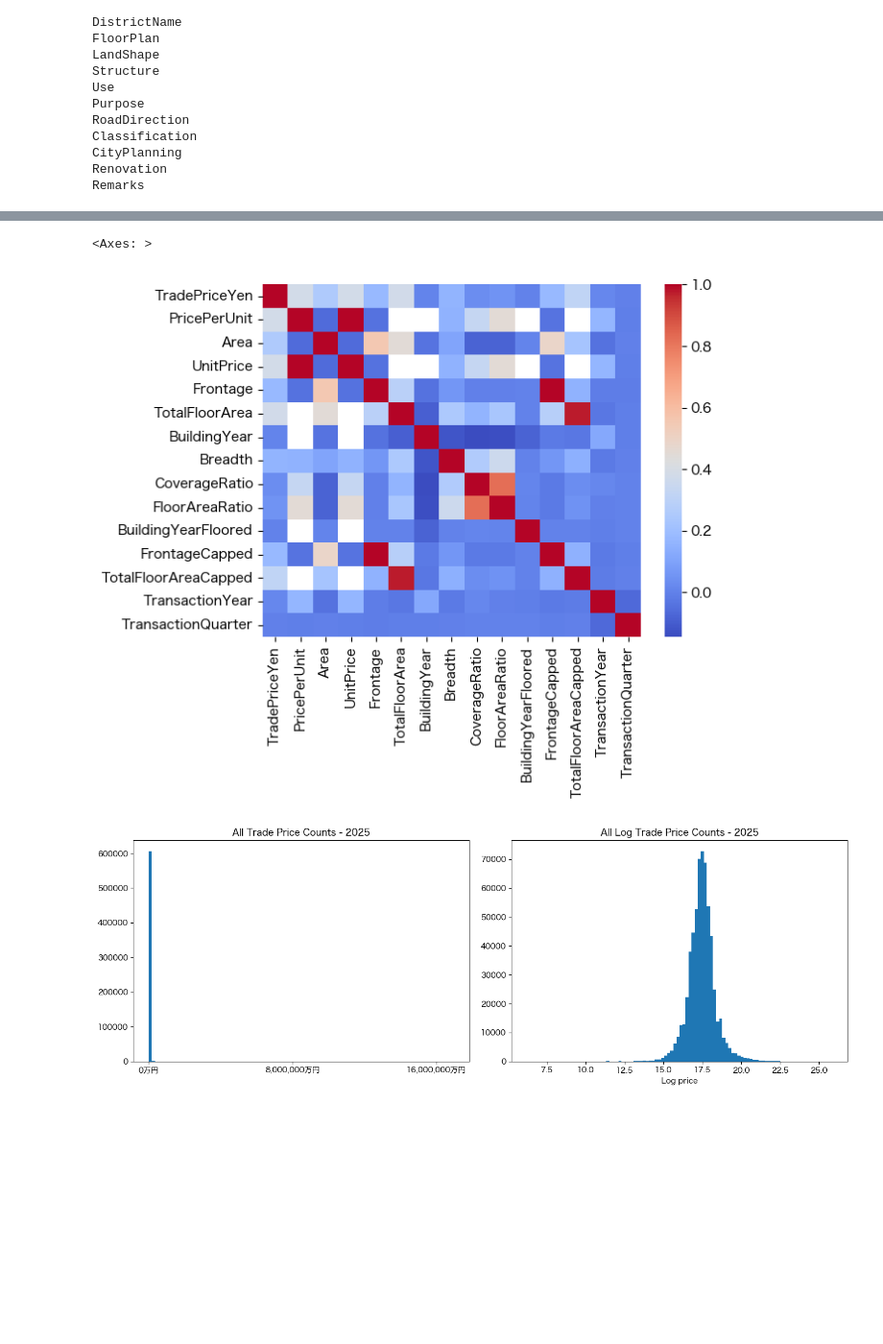
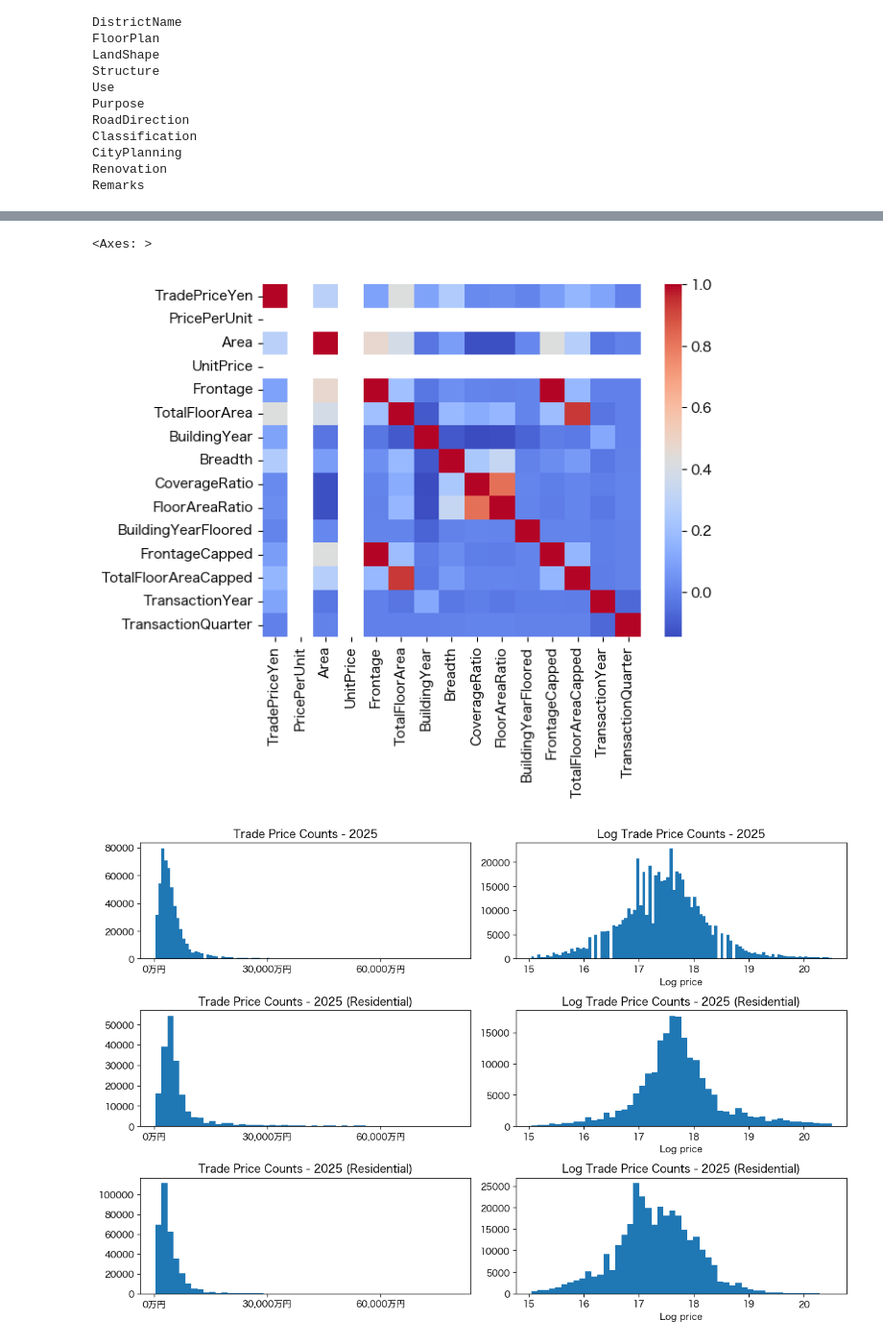
Before and after one commit to pablosumi/tokyo-real-estate-smart-advisor, a Jupyter notebook: notebooks/EDA.ipynb, the cells around one changed output, grey strips where cells are left out. Shown at 96% size. Cells and saved outputs as stored; diff of their text form; code cells hidden in the pictures; blank space fills up the shorter version.

Commit message:
clipped outliers, merged histograms into subplots

```diff
--- a/notebooks/EDA.ipynb
+++ b/notebooks/EDA.ipynb
@@ -15,0 +44,9 @@ data = pd.read_excel('../data/tokyo-clean.xlsx')
+# %%
+# Quantile cutoffs
+lower_q = 0.005
+upper_q = 0.995
+
+low, high = data['TradePriceYen'].quantile([lower_q, upper_q])
+
+data = data[(data['TradePriceYen'] >= low) & (data['TradePriceYen'] <= high)].copy()
+data.reset_index(drop=True, inplace=True)
@@ -198,7 +238,7 @@ data.corr(numeric_only=True)
 sns.heatmap(data.corr(numeric_only=True), cmap='coolwarm')
 # %% [output]
 <Axes: >
-[figure, old version]
+[figure, new version]
 # %%
 # Japanese-style 万円 formatter
 def yen_man(x, pos):
@@ -207,20 +247,45 @@ def yen_man(x, pos):
 # add log trade price
 latest_year = data['TransactionYear'].max()
 # %%
+# todo: clip these to remove the outliers that are extending the linear plot
+
 data['LogTradePriceYen'] = np.log(data['TradePriceYen'])
 
-fig, axes = plt.subplots(1, 2, figsize=(14, 5))
+fig, axes = plt.subplots(3, 2, figsize=(12, 8))
 
-# Linear
-axes[0].hist(data['TradePriceYen']/1e4, bins=100)
-axes[0].set_title(f"All Trade Price Counts - {latest_year}")
-axes[0].xaxis.set_major_formatter(FuncFormatter(yen_man))
-axes[0].xaxis.set_major_locator(plt.MaxNLocator(3))
+# Linear - all
+axes[0, 0].hist(data['TradePriceYen']/1e4, bins=100)
+axes[0, 0].set_title(f"Trade Price Counts - {latest_year}")
+axes[0, 0].xaxis.set_major_formatter(FuncFormatter(yen_man))
+axes[0, 0].xaxis.set_major_locator(plt.MaxNLocator(3))
 
-# Log
-axes[1].hist(data['LogTradePriceYen'], bins=100)
-axes[1].set_title(f"All Log Trade Price Counts - {latest_year}")
-axes[1].set_xlabel("Log price")
+# Log - all
+axes[0, 1].hist(data['LogTradePriceYen'], bins=100)
+axes[0, 1].set_title(f"Log Trade Price Counts - {latest_year}")
+axes[0, 1].set_xlabel("Log price")
+
+# Linear - residential
+axes[1, 0].hist(data[data['Type'] == 'Residential Land(Land and Building)']['TradePriceYen']/1e4, bins=50)
+axes[1, 0].set_title(f"Trade Price Counts - {latest_year} (Residential)")
+axes[1, 0].xaxis.set_major_formatter(FuncFormatter(yen_man))
+axes[1, 0].xaxis.set_major_locator(plt.MaxNLocator(3))
+
+# Log - residential
+axes[1, 1].hist(data[data['Type'] == 'Residential Land(Land and Building)']['LogTradePriceYen'], bins=50)
+axes[1, 1].set_title(f"Log Trade Price Counts - {latest_year} (Residential)")
+axes[1, 1].set_xlabel("Log price")
+
+# Linear - condominiums
+axes[2, 0].hist(data[data['Type'] == 'Pre-owned Condominiums, etc.']['TradePriceYen']/1e4, bins=50)
+axes[2, 0].set_title(f"Trade Price Counts - {latest_year} (Residential)")
+axes[2, 0].xaxis.set_major_formatter(FuncFormatter(yen_man))
+axes[2, 0].xaxis.set_major_locator(plt.MaxNLocator(3))
+
+# Log - condominiums
+axes[2, 1].hist(data[data['Type'] == 'Pre-owned Condominiums, etc.']['LogTradePriceYen'], bins=50)
+axes[2, 1].set_title(f"Log Trade Price Counts - {latest_year} (Residential)")
+axes[2, 1].set_xlabel("Log price")
+
 plt.tight_layout()
 # %% [output]
-[figure, old version]
+[figure, new version]
```
Also changed, not shown: parts of 11 cells of this notebook.
